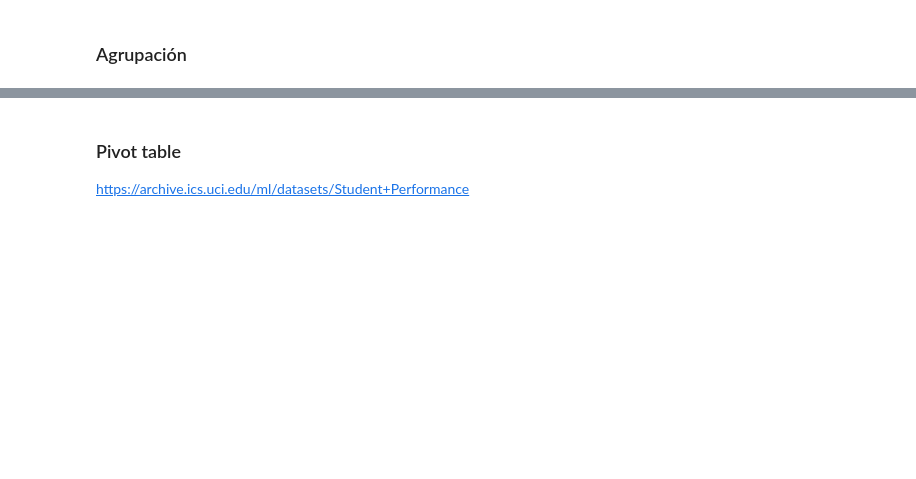
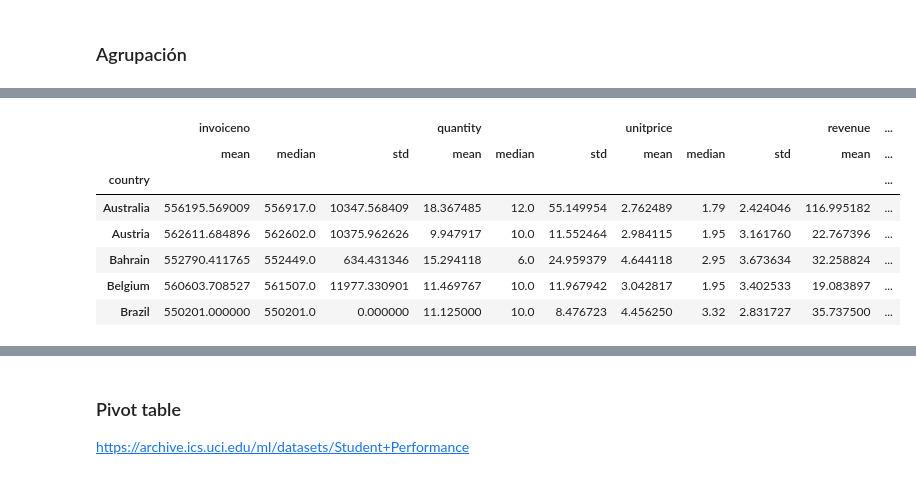
Before and after one commit to Ironhack-Data-Madrid-Agosto-2022/Apuntes-de-clase, a Jupyter notebook: semana_2/2.1 - Pandas Deepdive.ipynb, the cells around one changed output, grey strips where cells are left out. Drawn from its saved outputs; the diff is of its cells as text; code cells hidden in the pictures; blank space fills up the shorter version.

```diff
--- a/semana_2/2.1 - Pandas Deepdive.ipynb
+++ b/semana_2/2.1 - Pandas Deepdive.ipynb
@@ -365,0 +781,11 @@ Name: country, dtype: int64
+# %%
+df.groupby('country').agg(['mean', 'median', 'std']).head()
+# %% [output]
+|  | invoiceno |  |  | quantity |  |  | unitprice |  |  | revenue | ... |
+|  | mean | median | std | mean | median | std | mean | median | std | mean | ... |
+| country |  |  |  |  |  |  |  |  |  |  | ... |
+| Australia | 556195.569009 | 556917.0 | 10347.568409 | 18.367485 | 12.0 | 55.149954 | 2.762489 | 1.79 | 2.424046 | 116.995182 | ... |
+| Austria | 562611.684896 | 562602.0 | 10375.962626 | 9.947917 | 10.0 | 11.552464 | 2.984115 | 1.95 | 3.161760 | 22.767396 | ... |
+| Bahrain | 552790.411765 | 552449.0 | 634.431346 | 15.294118 | 6.0 | 24.959379 | 4.644118 | 2.95 | 3.673634 | 32.258824 | ... |
+| Belgium | 560603.708527 | 561507.0 | 11977.330901 | 11.469767 | 10.0 | 11.967942 | 3.042817 | 1.95 | 3.402533 | 19.083897 | ... |
+| Brazil | 550201.000000 | 550201.0 | 0.000000 | 11.125000 | 10.0 | 8.476723 | 4.456250 | 3.32 | 2.831727 | 35.737500 | ... |
```
Also changed, not shown: parts of 116 cells of this notebook.
